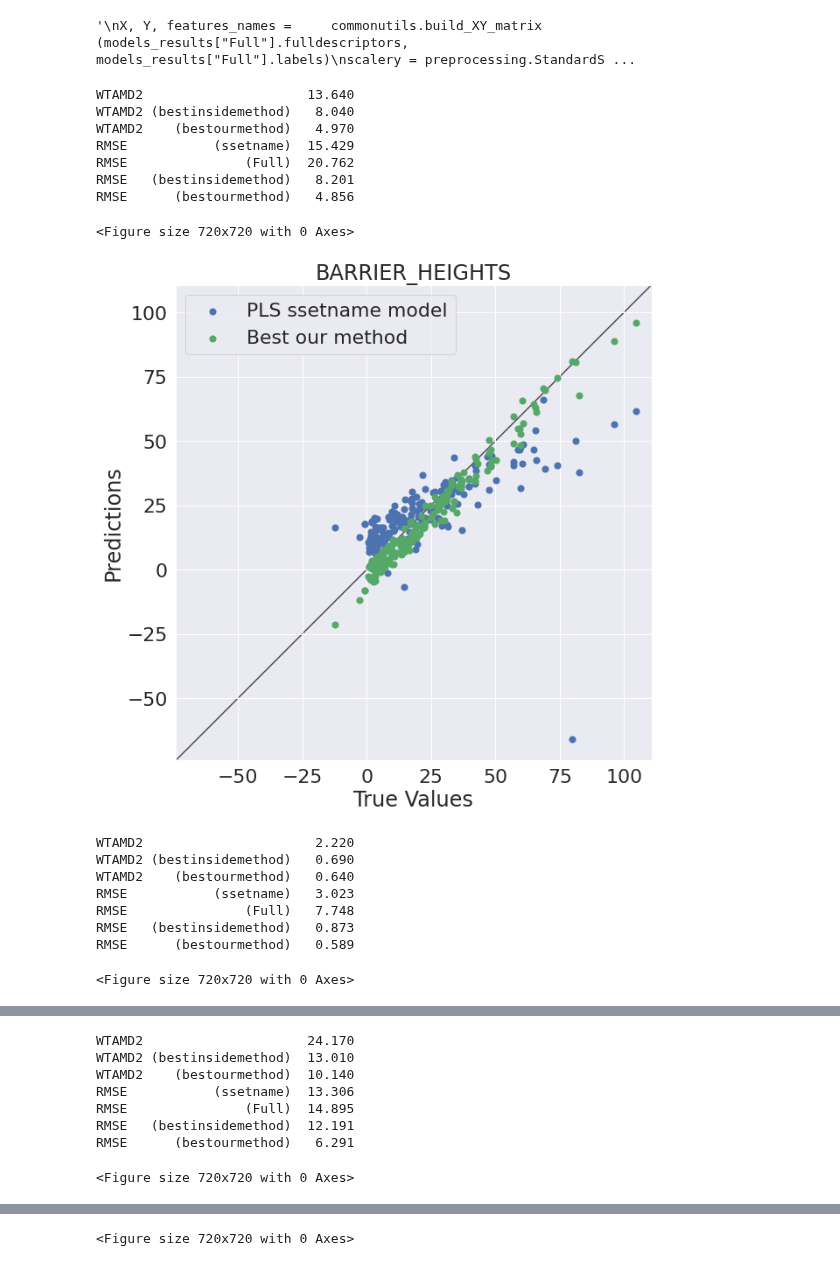
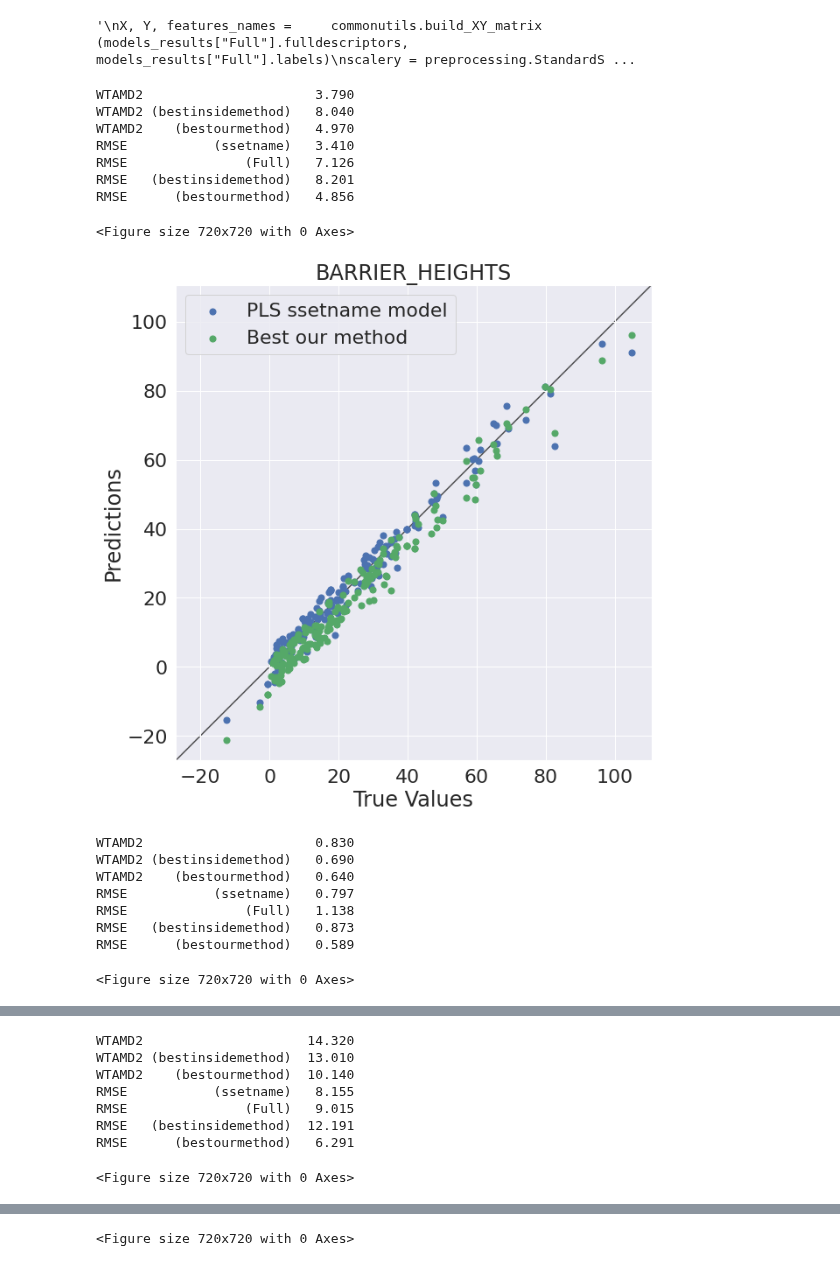
Before and after one commit to lstorchi/model_reaction_data, a Jupyter notebook: generaldataset_PLS.ipynb, the cells around one changed output, grey strips where cells are left out. Cells and saved outputs as stored; diff of their text form; code cells hidden in the pictures.

```diff
--- a/generaldataset_PLS.ipynb
+++ b/generaldataset_PLS.ipynb
@@ -483,7 +483,7 @@ for supersetname in supersetnames:
 # %% [output]
 '\nimport importlib\nimportlib.reload(commonutils)\n\nsupersetlist = []\nsetlist = []\npredicted = []\nlabels = []\nfor setname in allvalues_perset:\n    if setname not in list(supersetnames.keys()) + ...
 # %%
-CORRCUT = 0.90
+CORRCUT = 0.95
 
 setname = "Full"
 models_results[setname].fulldescriptors = []
@@ -859,7 +861,7 @@ for setname in fullsetnames:
         print("WTAMD2 (bestinsidemethod) %7.3f"%models_results[setname].bestinsidemethod_wtamd)
         print("WTAMD2    (bestourmethod) %7.3f"%models_results[setname].bestourmethod_wtamd)
 
-    if printonlysuperset and setname not in supersetnames:
+    if printonlysuperset and setname not in list(supersetnames.keys()) + ["Full"]:
         continue
 
     print("RMSE           (ssetname) %7.3f"%rmse)
@@ -867,42 +869,42 @@ for setname in fullsetnames:
     print("RMSE   (bestinsidemethod) %7.3f"%models_results[setname].bestinsidemethod_rmse)
     print("RMSE      (bestourmethod) %7.3f"%models_results[setname].bestourmethod_rmse)
 
     plt.clf()
     fig, ax = plt.subplots()
     ax.scatter(Y, y_pred, c='b', s=50, label='PLS ssetname model')
     #ax.scatter(Y, y_pred_full, c='y', s=50, label='PLS full model')
     #ax.scatter(Y, models_results[setname].y_pred_bestinsidemethod, \
     #            c='r', s=50, label='Best inside method')
     ax.scatter(Y, models_results[setname].y_pred_bestourmethod, \
                c='g', s=50, label='Best our method')
     lims = [
         np.min([ax.get_xlim(), ax.get_ylim()]),  # min of both axes
         np.max([ax.get_xlim(), ax.get_ylim()]),  # max of both axes
     ]
     ax.plot(lims, lims, 'k-', alpha=0.75, zorder=0)
     ax.set_aspect('equal')
     ax.set_xlim(lims)
     ax.set_ylim(lims)
     plt.xlabel('True Values')
     plt.ylabel('Predictions')
     plt.legend(loc="upper left")
     plt.title(setname)
     plt.show()
 # %% [output]
-WTAMD2                     13.640
+WTAMD2                      3.790
 WTAMD2 (bestinsidemethod)   8.040
 WTAMD2    (bestourmethod)   4.970
-RMSE           (ssetname)  15.429
-RMSE               (Full)  20.762
+RMSE           (ssetname)   3.410
+RMSE               (Full)   7.126
 RMSE   (bestinsidemethod)   8.201
 RMSE      (bestourmethod)   4.856
 <Figure size 720x720 with 0 Axes>
-[figure, old version]
+[figure, new version]
-WTAMD2                      2.220
+WTAMD2                      0.830
 WTAMD2 (bestinsidemethod)   0.690
 WTAMD2    (bestourmethod)   0.640
-RMSE           (ssetname)   3.023
-RMSE               (Full)   7.748
+RMSE           (ssetname)   0.797
+RMSE               (Full)   1.138
 RMSE   (bestinsidemethod)   0.873
 RMSE      (bestourmethod)   0.589
 <Figure size 720x720 with 0 Axes>
@@ -910,8 +912,8 @@ RMSE      (bestourmethod)   0.589
-WTAMD2                     24.170
+WTAMD2                     14.320
 WTAMD2 (bestinsidemethod)  13.010
 WTAMD2    (bestourmethod)  10.140
-RMSE           (ssetname)  13.306
-RMSE               (Full)  14.895
+RMSE           (ssetname)   8.155
+RMSE               (Full)   9.015
 RMSE   (bestinsidemethod)  12.191
 RMSE      (bestourmethod)   6.291
 <Figure size 720x720 with 0 Axes>
```
Also changed, not shown: parts of 8 cells of this notebook, 1 other file.
